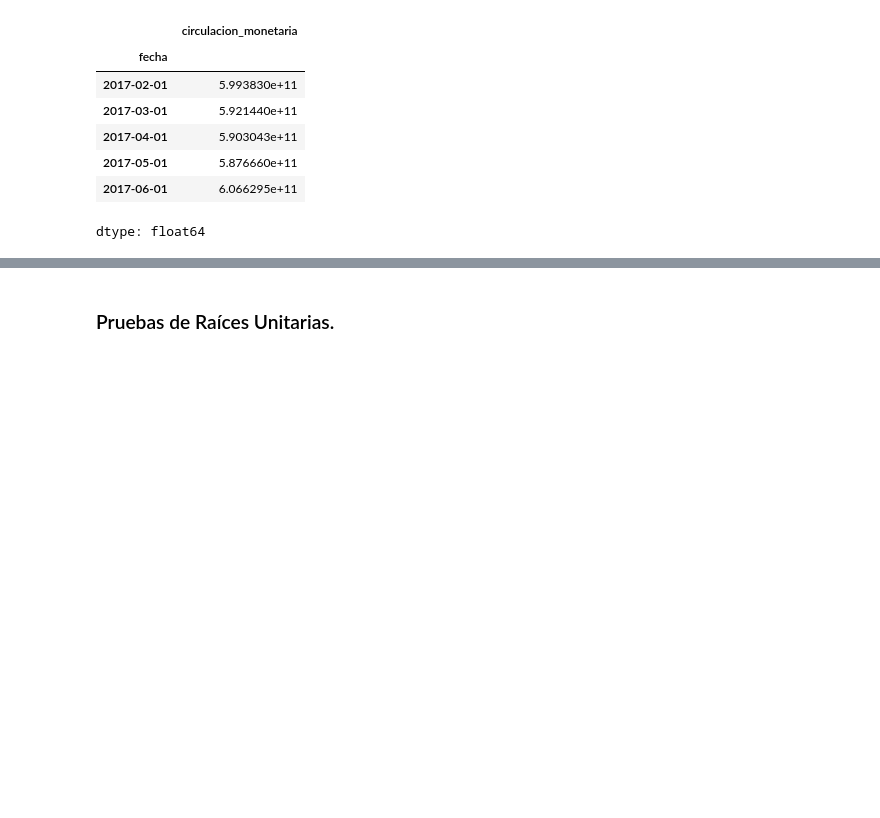
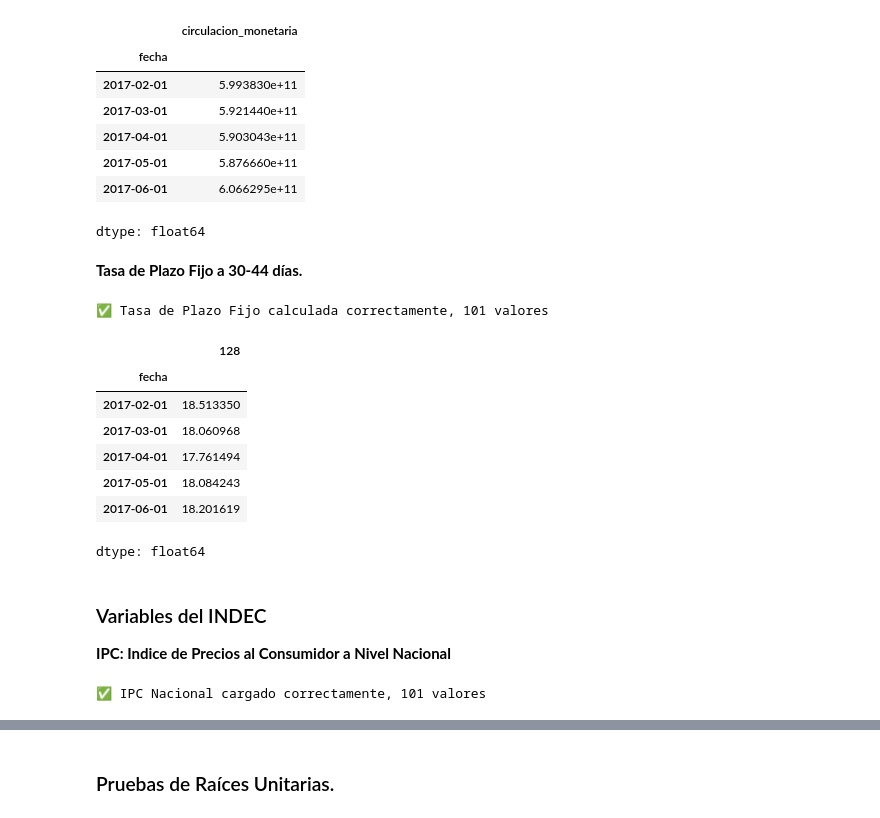
Before and after one commit to georgsmeinung/ast-tp, a Jupyter notebook: AST_TP1_Cancelas_Filipuzzi_Gallardo_Nicolau.ipynb, the cells around one changed output, grey strips where cells are left out. Cells and saved outputs as stored; diff of their text form; code cells hidden in the pictures; blank space fills up the shorter version.

```diff
--- a/AST_TP1_Cancelas_Filipuzzi_Gallardo_Nicolau.ipynb
+++ b/AST_TP1_Cancelas_Filipuzzi_Gallardo_Nicolau.ipynb
@@ -173,3 +116,49 @@ circulacion_mensual.head(5)
 | 2017-05-01 | 5.876660e+11 |
 | 2017-06-01 | 6.066295e+11 |
 dtype: float64
+# %% [markdown]
+**Tasa de Plazo Fijo a 30-44 días.**
+# %%
+try:
+    tasa_pf_mensual = df_combined[128].resample('MS').mean()
+    print(f"✅ Tasa de Plazo Fijo calculada correctamente, {len(tasa_pf_mensual)} valores")
+except Exception as e:
+    print(f"❌ Error al calcular Tasa de Plazo Fijo, el error es: {e}")
+# %% [output]
+✅ Tasa de Plazo Fijo calculada correctamente, 101 valores
+# %%
+tasa_pf_mensual.head()
+# %% [output]
+|  | 128 |
+| fecha |  |
+| 2017-02-01 | 18.513350 |
+| 2017-03-01 | 18.060968 |
+| 2017-04-01 | 17.761494 |
+| 2017-05-01 | 18.084243 |
+| 2017-06-01 | 18.201619 |
+dtype: float64
+# %% [markdown]
+### Variables del INDEC
+**IPC: Indice de Precios al Consumidor a Nivel Nacional**
+# %%
+try:
+    url_ipc = "https://www.indec.gob.ar/ftp/cuadros/economia/sh_ipc_06_25.xls"
+    response_ipc = requests.get(url_ipc)
+    archivo_excel = io.BytesIO(response_ipc.content)
+
+    df_fechas = pd.read_excel(archivo_excel, header=None, skiprows=5, nrows=1)
+    df_valores = pd.read_excel(archivo_excel, header=None, skiprows=9, nrows=1)
+    fechas_raw = df_fechas.iloc[0, 1:]
+    valores_raw = df_valores.iloc[0, 1:]
+    fechas = pd.to_datetime(fechas_raw, format='%b-%y')
+
+    ipc_df = pd.DataFrame({'fecha': fechas, 'ipc': valores_raw.values})
+    ipc_df = ipc_df.dropna(subset=['ipc'])
+    ipc_df['ipc'] = pd.to_numeric(ipc_df['ipc'], errors='coerce')
+    ipc_df.set_index('fecha', inplace=True)
+    ipc_mensual = ipc_df.resample('MS').mean()
+    print(f"✅ IPC Nacional cargado correctamente, {len(ipc_mensual)} valores")
+except Exception as e:
+    print(f"❌ Error al cargar el IPC Nacional, el error es: {e}")
+# %% [output]
+✅ IPC Nacional cargado correctamente, 101 valores
```
Also changed, not shown: parts of 26 cells of this notebook.
